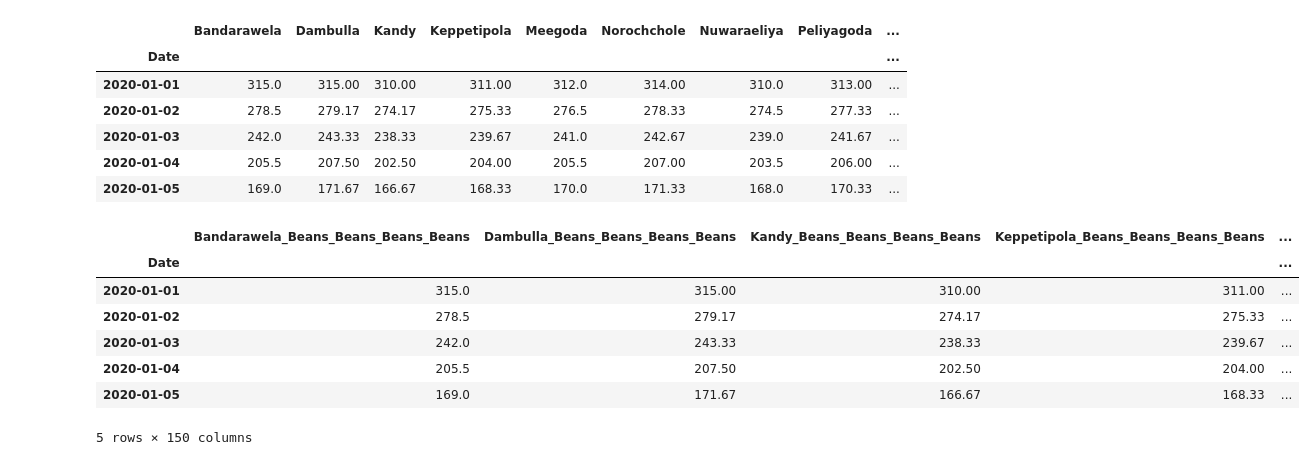
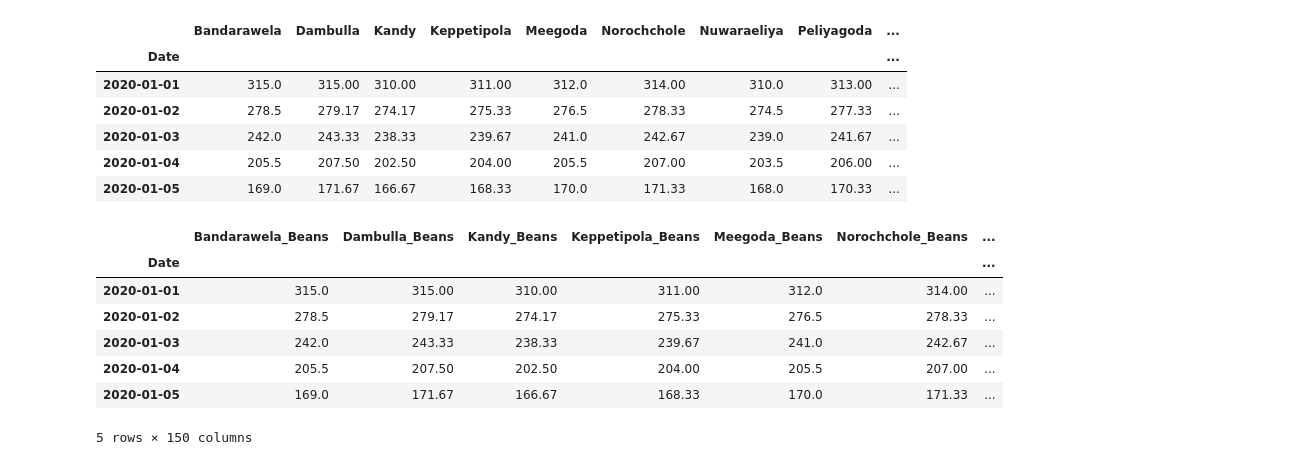
Before and after one commit to PavithaDissanayake/VegetablePriceForecast, a Jupyter notebook: dummy.ipynb, the cells around one changed output. Saved outputs shown, nothing was run; the diff lists cells and outputs as text; code cells hidden in the pictures.

```diff
--- a/dummy.ipynb
+++ b/dummy.ipynb
@@ -3,7 +3,7 @@ import pandas as pd
 import os
 
 folder = 'data/'
-vegetables = sorted([f.split('.')[0] for f in os.listdir(folder) if f.endswith('.csv')])
+vegetables = sorted([f.split('.')[0] for f in os.listdir(folder) if f.endswith('.csv')][:-1])
 
 dataframes = {}
 
@@ -20,20 +20,21 @@ dataframes['Beans'].head()
 | 2020-01-04 | 205.5 | 207.50 | 202.50 | 204.00 | 205.5 | 207.00 | 203.5 | 206.00 | ... |
 | 2020-01-05 | 169.0 | 171.67 | 166.67 | 168.33 | 170.0 | 171.33 | 168.0 | 170.33 | ... |
 # %%
-for vegetable, df in dataframes.items():
-    df.columns = [f'{col}_{vegetable}' for col in df.columns]
+for vegetable in vegetables:
+    for col in dataframes[vegetable].columns:
+        dataframes[vegetable].rename(columns={col: f'{col}_{vegetable}'}, inplace=True)
 
 combined_df = pd.concat(dataframes.values(), axis=1)
 
 combined_df.head()
 # %% [output]
-|  | Bandarawela_Beans_Beans_Beans_Beans | Dambulla_Beans_Beans_Beans_Beans | Kandy_Beans_Beans_Beans_Beans | Keppetipola_Beans_Beans_Beans_Beans | ... |
-| Date |  |  |  |  | ... |
-| 2020-01-01 | 315.0 | 315.00 | 310.00 | 311.00 | ... |
-| 2020-01-02 | 278.5 | 279.17 | 274.17 | 275.33 | ... |
-| 2020-01-03 | 242.0 | 243.33 | 238.33 | 239.67 | ... |
-| 2020-01-04 | 205.5 | 207.50 | 202.50 | 204.00 | ... |
-| 2020-01-05 | 169.0 | 171.67 | 166.67 | 168.33 | ... |
+|  | Bandarawela_Beans | Dambulla_Beans | Kandy_Beans | Keppetipola_Beans | Meegoda_Beans | Norochchole_Beans | ... |
+| Date |  |  |  |  |  |  | ... |
+| 2020-01-01 | 315.0 | 315.00 | 310.00 | 311.00 | 312.0 | 314.00 | ... |
+| 2020-01-02 | 278.5 | 279.17 | 274.17 | 275.33 | 276.5 | 278.33 | ... |
+| 2020-01-03 | 242.0 | 243.33 | 238.33 | 239.67 | 241.0 | 242.67 | ... |
+| 2020-01-04 | 205.5 | 207.50 | 202.50 | 204.00 | 205.5 | 207.00 | ... |
+| 2020-01-05 | 169.0 | 171.67 | 166.67 | 168.33 | 170.0 | 171.33 | ... |
 5 rows × 150 columns
 # %%
 combined_df.to_csv('./Data/ultimate.csv')
```
Also changed, not shown: parts of 4 cells of this notebook, 2 other files.
